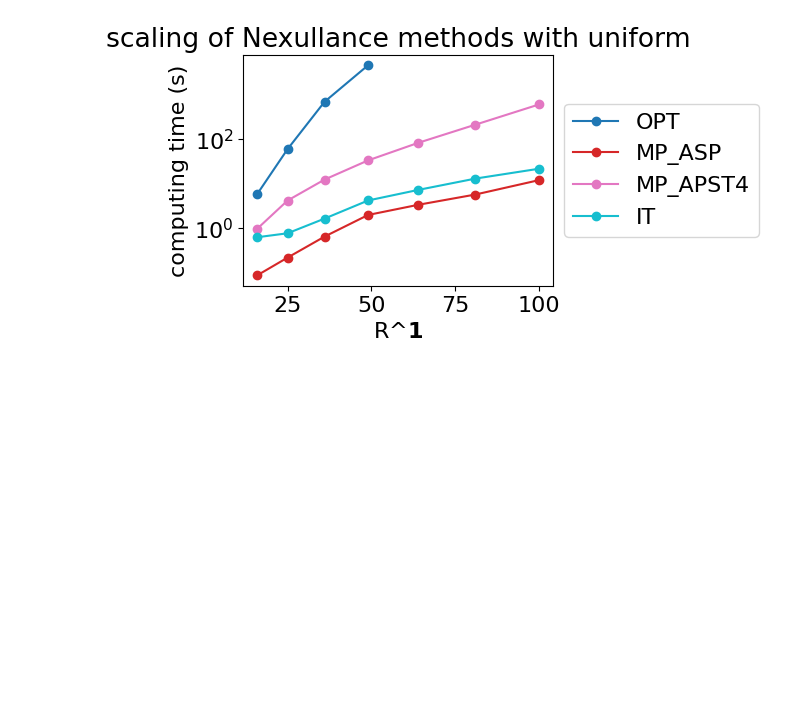
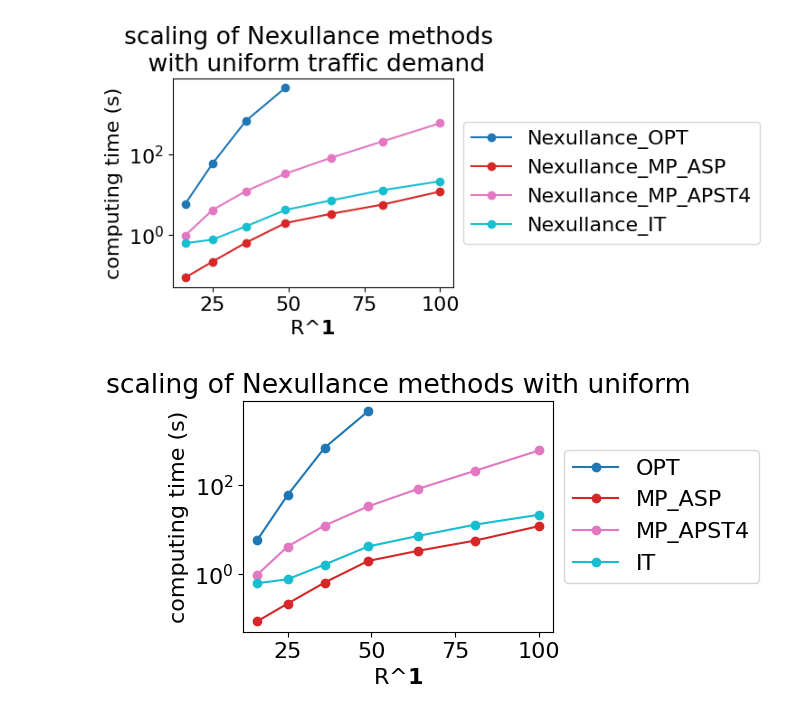
Before and after one commit to ziyuezzy/Nexullance, a Jupyter notebook: nexullance/profiling/rrg_10xload/execution_time_scaling_clean.ipynb, the cells around one changed output. Drawn from its saved outputs; the diff is of its cells as text; code cells hidden in the pictures; blank space fills up the shorter version.

```diff
--- a/nexullance/profiling/rrg_10xload/execution_time_scaling_clean.ipynb
+++ b/nexullance/profiling/rrg_10xload/execution_time_scaling_clean.ipynb
@@ -35,7 +35,7 @@ methods = ['OPT', 'MP_ASP', 'MP_APST4', 'IT']
 # IT: V,D,traffic_pattern,Lremote_MAX_ECMP_ASP,Llocal_MAX_ECMP_ASP,Phi_ECMP_ASP[Gbps],
         #Lremote_NEXU_IT,Phi_NEXU[Gbps],method1_times[s],method1_peak_RAMs[MB],method1_results[Gbps],method2_time[s],method2_attempts,method2_peak_RAM[MB]
 # %%
-def plot_for_traffic(traffic_pattern, _methods, _x_power:int = 1):
+def plot_for_traffic(traffic_pattern, _methods, _x_power:int = 1, _legends: list = None):
     _V = [ 16,  25,  36,  49,  64,  81, 100]
     plot_data={method: [] for method in _methods}
     for method in _methods:
@@ -43,7 +43,11 @@ def plot_for_traffic(traffic_pattern, _methods, _x_power:int = 1):
             _values = raw_data[method][(raw_data[method]['V']==v) & (raw_data[method]['traffic_pattern']==traffic_pattern)]['_time'].values
             if len(_values):
                 plot_data[method].append( _values[0] )
-    plot_scaling_lines(_V, plot_data, "scaling of Nexullance methods with "+traffic_pattern, "R^"+ r"$\bf{" + str(_x_power) + "}$", "computing time (s)", True, _x_power)
+    plot_scaling_lines(_V, plot_data,
+                       "scaling of Nexullance methods \n with "+traffic_pattern + " traffic demand",
+                       "R^"+ r"$\bf{" + str(_x_power) + "}$",
+                       "computing time (s)",
+                       True, _x_power, y_max=0, legends=_legends)
 # %%
 # calculate time for each method, including init,
 # the result shows that the trend is the same
@@ -52,6 +56,11 @@ raw_data['OPT']['_time'] = raw_data['OPT']['solving_time[s]'] + raw_data['OPT'][
 raw_data['MP_ASP']['_time'] = raw_data['MP_ASP']['solving_time[s]'] + raw_data['MP_ASP']['init_time[s]']
 raw_data['MP_APST4']['_time'] = raw_data['MP_APST4']['solving_time[s]'] + raw_data['MP_APST4']['init_time[s]']
 raw_data['IT']['_time'] = raw_data['IT']['method2_time[s]'] + raw_data['IT']['method1_times[s]'].apply(lambda x: sum(ast.literal_eval(x)))
+# %%
+plot_for_traffic("uniform", methods, _legends=['Nexullance_OPT', 'Nexullance_MP_ASP', 'Nexullance_MP_APST4', 'Nexullance_IT'])
+plt.show()
+# %% [output]
+[figure, added]
 # %%
 plot_for_traffic("uniform", methods)
 plt.show()
```
Also changed, not shown: 5 other files.
